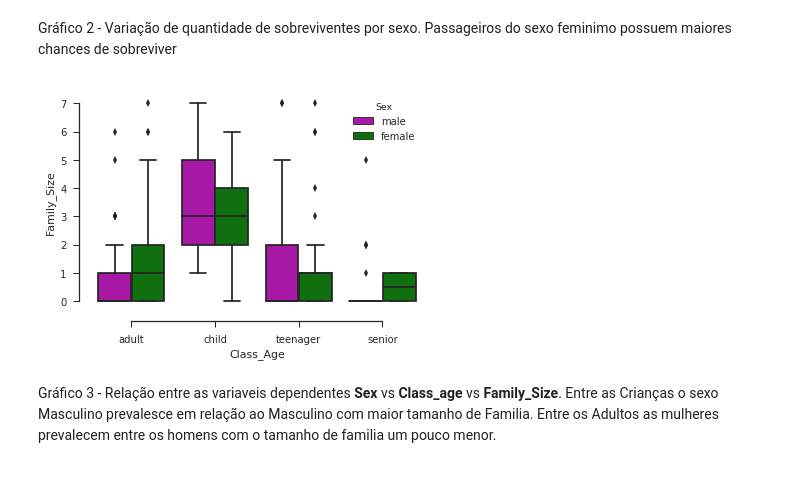
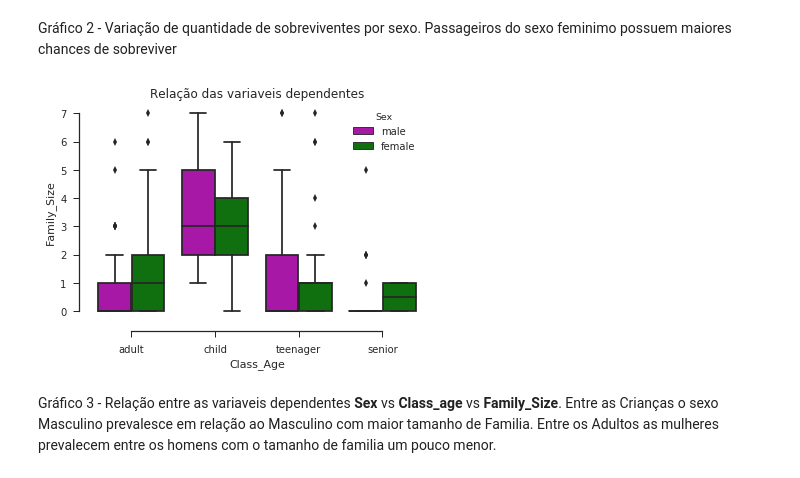
Before and after one commit to nfbomfim/ndfdsi-projeto2, a Jupyter notebook: titanic.ipynb, the cells around one changed output. Saved outputs shown, nothing was run; the diff lists cells and outputs as text; code cells hidden in the pictures.

```diff
--- a/titanic.ipynb
+++ b/titanic.ipynb
@@ -494,12 +494,12 @@ Gráfico 2 - Variação de quantidade de sobreviventes por sexo. Passageiros do
 # %%
 sns.set(style="ticks", palette="pastel")
 
 sns.boxplot(x="Class_Age", y="Family_Size",
             hue="Sex", palette=["m", "g"],
-            data=df_titanic)
+            data=df_titanic).set_title("Relação das variaveis dependentes")
 sns.despine(offset=10, trim=True)
 # %% [output]
-[figure, old version]
+[figure, new version]
 # %% [markdown]
 Gráfico 3 - Relação entre as variaveis dependentes **Sex** vs **Class_age** vs **Family_Size**. Entre as Crianças o sexo Masculino prevalesce em relação ao Masculino com maior tamanho de Familia. Entre os Adultos as mulheres prevalecem entre os homens com o tamanho de familia um pouco menor.<br>
 # %%
```
Also changed, not shown: parts of 1 cell of this notebook.
